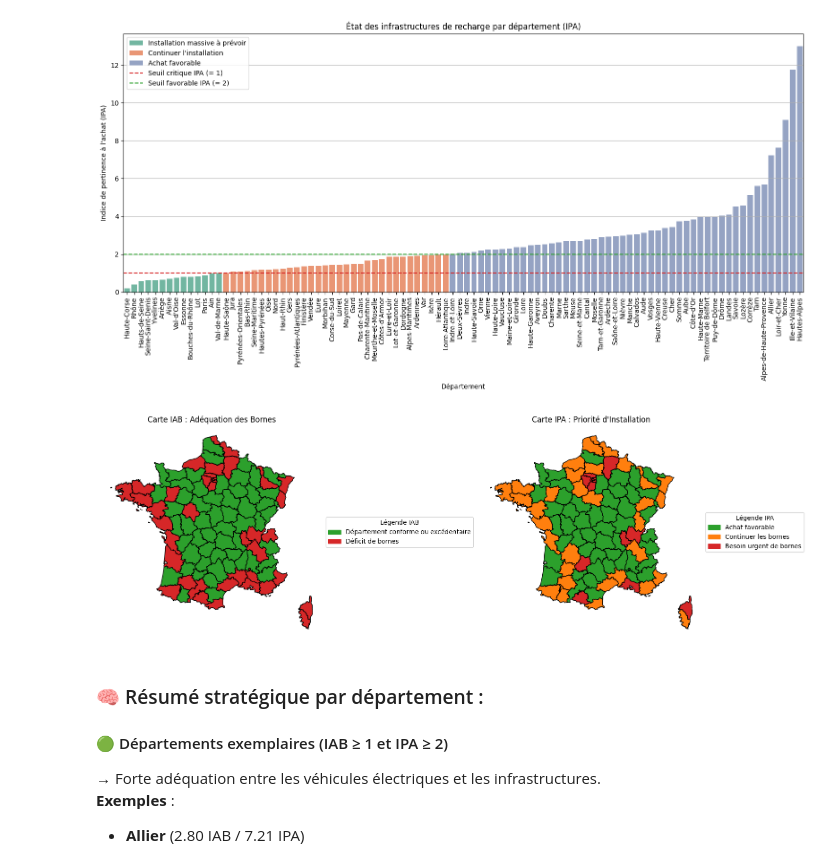
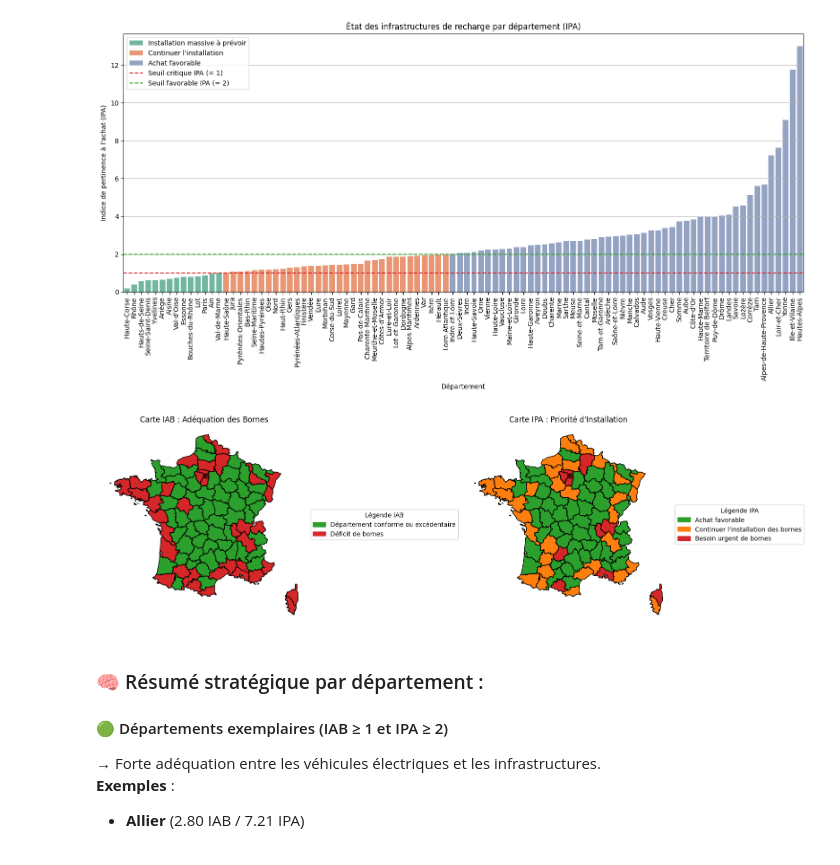
Before and after one commit to PHAN-Gabriel/analyse_emp_veh_elec, a Jupyter notebook: analyse-reg-dep.ipynb, the cells around one changed output. Drawn from its saved outputs; the diff is of its cells as text; code cells hidden in the pictures.

```diff
--- a/analyse-reg-dep.ipynb
+++ b/analyse-reg-dep.ipynb
@@ -334,35 +334,35 @@ carte["Couleur_IPA"] = carte["IPA"].apply(couleur_ipa)
 # Création des figures
 fig, ax = plt.subplots(1, 2, figsize=(16, 8))
 
 # -- Carte IAB --
 carte.plot(ax=ax[0], color=carte["Couleur_IAB"], edgecolor='black')
 ax[0].set_title("Carte IAB : Adéquation des Bornes")
 ax[0].axis("off")
 
 # Légende IAB
 legend_iab = [
     Patch(color=VERT, label="Département conforme ou excédentaire"),
     Patch(color=ROUGE, label="Déficit de bornes")
 ]
 ax[0].legend(handles=legend_iab, loc="center left", bbox_to_anchor=(1, 0.5), title="Légende IAB")
 
 # -- Carte IPA --
 carte.plot(ax=ax[1], color=carte["Couleur_IPA"], edgecolor='black')
 ax[1].set_title("Carte IPA : Priorité d'Installation")
 ax[1].axis("off")
 
 # Légende IPA
 legend_ipa = [
     Patch(color=VERT, label="Achat favorable"),
-    Patch(color=ORANGE, label="Continuer les bornes"),
+    Patch(color=ORANGE, label="Continuer l'installation des bornes"),
     Patch(color=ROUGE, label="Besoin urgent de bornes")
 ]
 ax[1].legend(handles=legend_ipa, loc="center left", bbox_to_anchor=(1, 0.5), title="Légende IPA")
 
 plt.tight_layout()
 plt.show()
 # %% [output]
-[figure, old version]
+[figure, new version]
 # %% [markdown]
 ### 🧠 Résumé stratégique par département :
 
```
